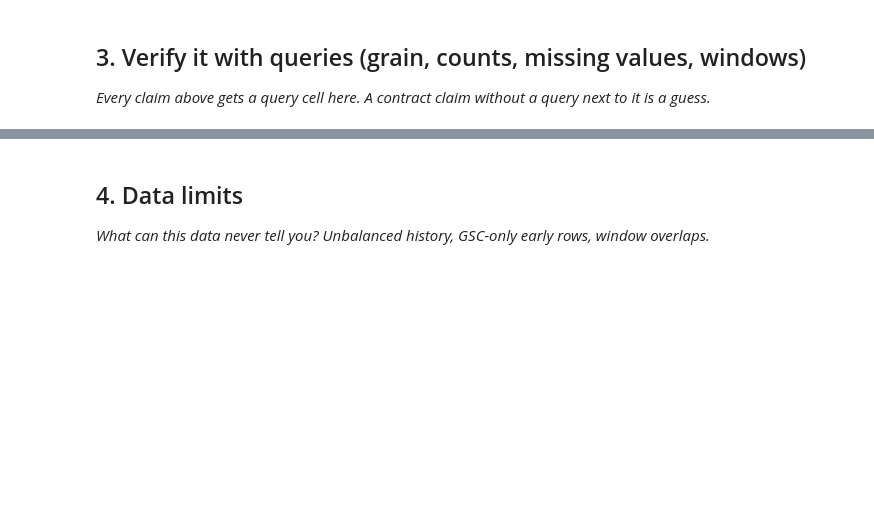
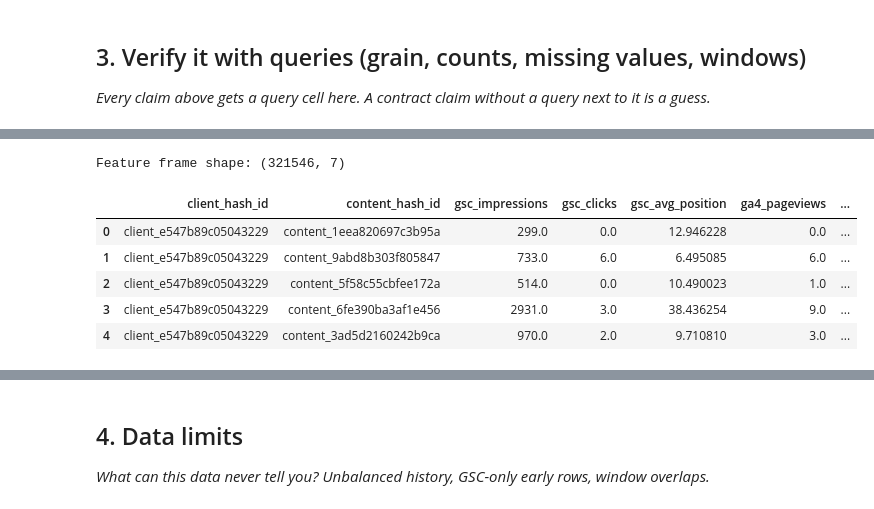
Before and after one commit to afreensumai64/ML-Internship, a Jupyter notebook: work/notebooks/w03_data_contract.ipynb, the cells around one changed output, grey strips where cells are left out. Drawn from its saved outputs; the diff is of its cells as text; code cells hidden in the pictures; blank space fills up the shorter version.

```diff
--- a/work/notebooks/w03_data_contract.ipynb
+++ b/work/notebooks/w03_data_contract.ipynb
@@ -29,0 +177,28 @@ This skeleton is yours to fill. Work the sections **in order** — each one has
+# %%
+# Build the five-feature frame from February 2026
+
+features_feb = con.sql(f"""
+SELECT
+    client_hash_id,
+    content_hash_id,
+    SUM(gsc_impressions) AS gsc_impressions,
+    SUM(gsc_clicks) AS gsc_clicks,
+    AVG(gsc_avg_position) AS gsc_avg_position,
+    SUM(ga4_pageviews) AS ga4_pageviews,
+    SUM(ga4_sessions) AS ga4_sessions
+FROM {FEB}
+GROUP BY
+    client_hash_id,
+    content_hash_id
+""").df()
+
+print("Feature frame shape:", features_feb.shape)
+features_feb.head()
+# %% [output]
+Feature frame shape: (321546, 7)
+|  | client_hash_id | content_hash_id | gsc_impressions | gsc_clicks | gsc_avg_position | ga4_pageviews | ... |
+| 0 | client_e547b89c05043229 | content_1eea820697c3b95a | 299.0 | 0.0 | 12.946228 | 0.0 | ... |
+| 1 | client_e547b89c05043229 | content_9abd8b303f805847 | 733.0 | 6.0 | 6.495085 | 6.0 | ... |
+| 2 | client_e547b89c05043229 | content_5f58c55cbfee172a | 514.0 | 0.0 | 10.490023 | 1.0 | ... |
+| 3 | client_e547b89c05043229 | content_6fe390ba3af1e456 | 2931.0 | 3.0 | 38.436254 | 9.0 | ... |
+| 4 | client_e547b89c05043229 | content_3ad5d2160242b9ca | 970.0 | 2.0 | 9.710810 | 3.0 | ... |
```
Also changed, not shown: parts of 13 cells of this notebook.
